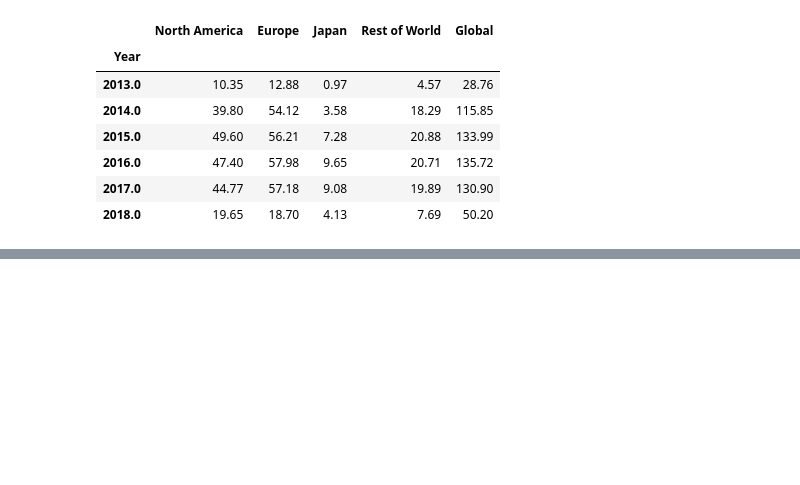
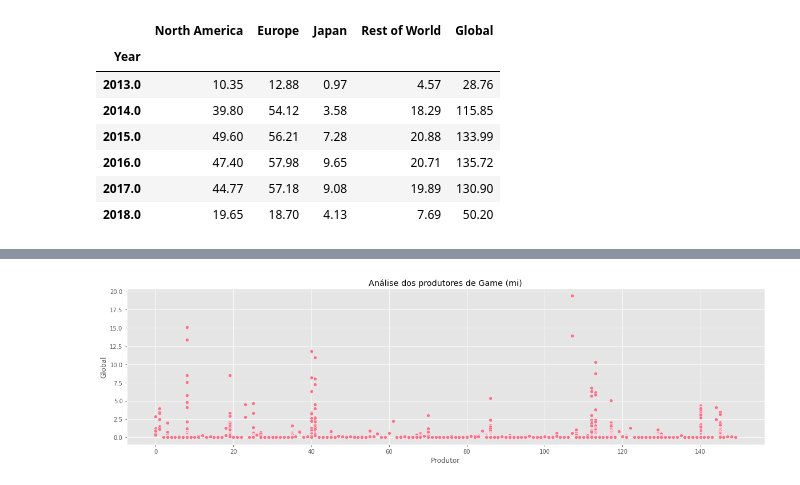
Before and after one commit to Jose-Nonato/DataAnalitcs, a Jupyter notebook: CaseGames/main.ipynb, the cells around one changed output, grey strips where cells are left out. Saved outputs shown, nothing was run; the diff lists cells and outputs as text; code cells hidden in the pictures; blank space fills up the shorter version.

Commit message:
feat: case de recursos humanos e continuacao do case de games

```diff
--- a/CaseGames/main.ipynb
+++ b/CaseGames/main.ipynb
@@ -105,0 +192,9 @@ sns.boxplot(data=base_dados, x='Year', y='Global')
+# %%
+from sklearn.preprocessing import LabelEncoder
+Funcao_Label = LabelEncoder()
+
+base_dados['Produtor'] = Funcao_Label.fit_transform( base_dados['Publisher'] )
+base_dados['Genero'] = Funcao_Label.fit_transform( base_dados['Genre'] )
+base_dados['Jogo'] = Funcao_Label.fit_transform( base_dados['Game'] )
+
+base_dados.head()
@@ -105,0 +208,3 @@ sns.boxplot(data=base_dados, x='Year', y='Global')
+# %%
+Paleta_Cores = sns.color_palette('husl', 8)
+Paleta_Cores
@@ -105,0 +220,6 @@ sns.boxplot(data=base_dados, x='Year', y='Global')
+# %%
+plt.figure( figsize=(20,5))
+plt.title('Análise dos produtores de Game (mi)')
+sns.scatterplot(data=base_dados, x='Produtor', y='Global', color=Paleta_Cores[0] );
+# %% [output]
+[figure, added]
```
Also changed, not shown: parts of 12 cells of this notebook, 3 other files.
